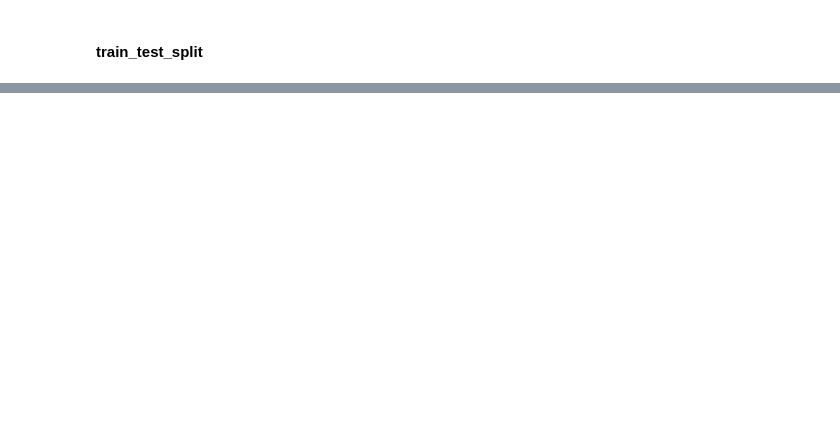
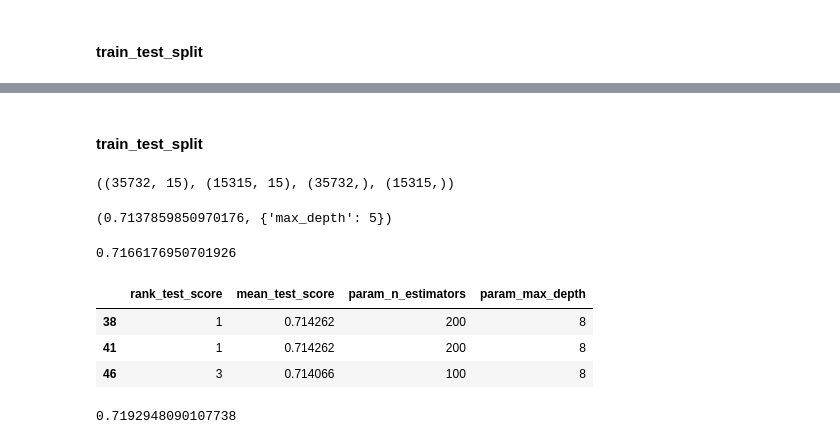
Before and after one commit to skywalker221-Minsoo/-DS-_ZeroBase_ML_Project, a Jupyter notebook: 김상민/kimsangmin.ipynb, the cells around one changed output, grey strips where cells are left out. Saved outputs shown, nothing was run; the diff lists cells and outputs as text; code cells hidden in the pictures; blank space fills up the shorter version.

```diff
--- a/김상민/kimsangmin.ipynb
+++ b/김상민/kimsangmin.ipynb
@@ -189,0 +436,5 @@ X_train.shape, X_test.shape, y_train.shape, y_test.shape
+# %%
+tmp = corr.iloc[:, 1].abs().sort_values(ascending=False)
+
+corr_best_col = tmp.index[:16].tolist()
+corr_best_col
@@ -189,0 +458,67 @@ X_train.shape, X_test.shape, y_train.shape, y_test.shape
+# %%
+train_corr = train[corr_best_col]
+test_corr = test[corr_best_col]
+# %% [markdown]
+#### train_test_split
+# %%
+X = train_corr.drop(['Churn'], axis=1)
+y = train_corr['Churn']
+
+X_train, X_test, y_train, y_test = train_test_split(X, y, test_size=0.3, random_state=13)
+# %%
+X_train.shape, X_test.shape, y_train.shape, y_test.shape
+# %% [output]
+((35732, 15), (15315, 15), (35732,), (15315,))
+# %%
+# Decision Tree
+params = {
+    'max_depth': [2, 3, 4, 5, 6, 7, 8, 10, 15]
+}
+
+grid_cv_corr = GridSearchCV(dt_clf, param_grid=params,
+                           scoring='accuracy',
+                           return_train_score=True
+                           )
+grid_cv_corr.fit(X_train, y_train)
+
+grid_cv_corr.best_score_, grid_cv_corr.best_params_
+# %% [output]
+(0.7137859850970176, {'max_depth': 5})
+# %%
+# 실제 Test 적용
+best_dt_clf_corr = grid_cv_corr.best_estimator_
+pred1_corr = best_dt_clf_corr.predict(X_test)
+
+accuracy_score(y_test, pred1_corr)
+# %% [output]
+0.7166176950701926
+# %%
+# Random Forest
+
+params = {
+    'max_depth' : [4,5,6,8],
+    'n_estimators' : [50, 100, 200],
+    'min_samples_leaf' : [8, 12],
+    'min_samples_split' : [8, 12]
+}
+
+rf_clf_corr = RandomForestClassifier(random_state=13, n_jobs=-1)
+grid_cv_corr = GridSearchCV(rf_clf_corr, param_grid=params, cv=2, n_jobs=-1)
+grid_cv_corr.fit(X_train, y_train)
+
+cv_result_df_corr = pd.DataFrame(grid_cv_corr.cv_results_)
+cv_result_df_corr[['rank_test_score', 'mean_test_score', 'param_n_estimators', 'param_max_depth']].sort_values('rank_test_score').head(3)
+# %% [output]
+|  | rank_test_score | mean_test_score | param_n_estimators | param_max_depth |
+| 38 | 1 | 0.714262 | 200 | 8 |
+| 41 | 1 | 0.714262 | 200 | 8 |
+| 46 | 3 | 0.714066 | 100 | 8 |
+# %%
+# 실제 Test 적용
+rf_clf_best_corr = grid_cv_corr.best_estimator_
+rf_clf_best_corr.fit(X_train, y_train)
+
+pred2_corr = rf_clf_best_corr.predict(X_test)
+accuracy_score(y_test, pred2_corr)
+# %% [output]
+0.7192948090107738
```
Also changed, not shown: parts of 51 cells of this notebook.
